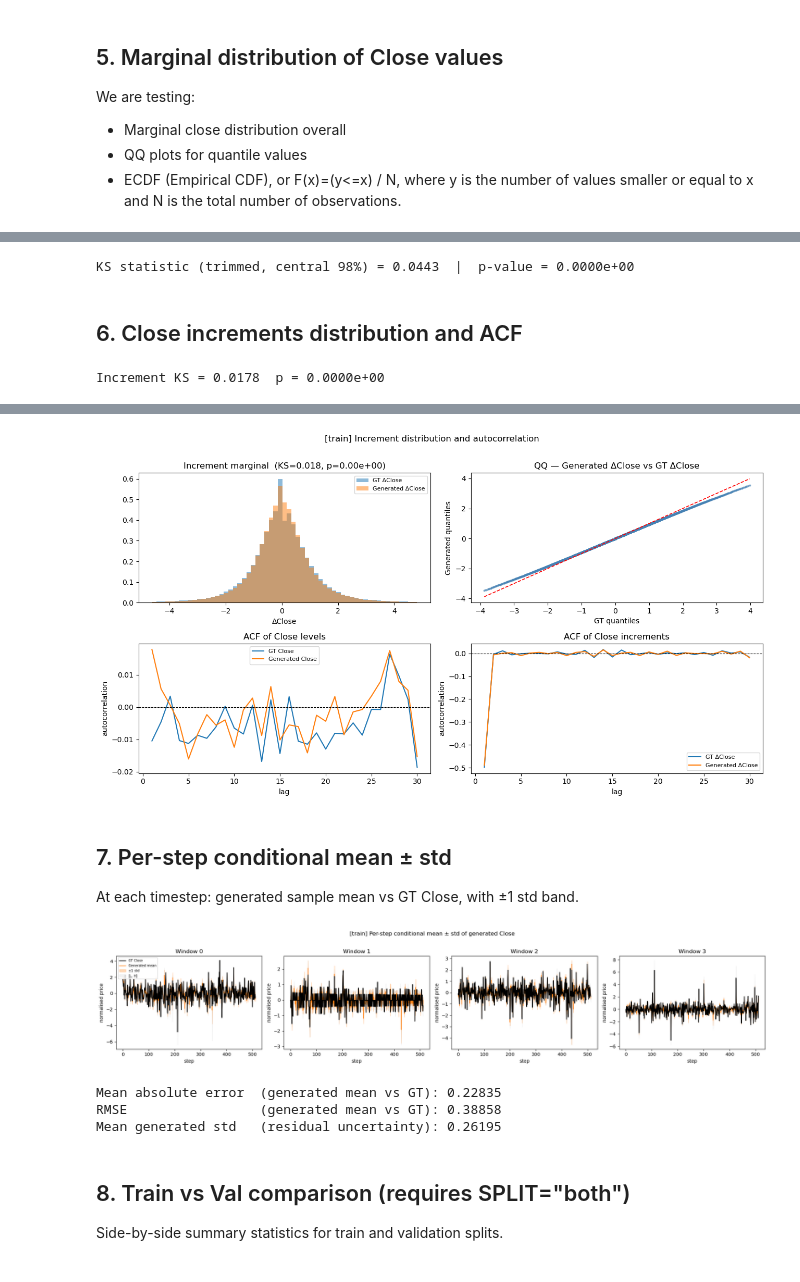
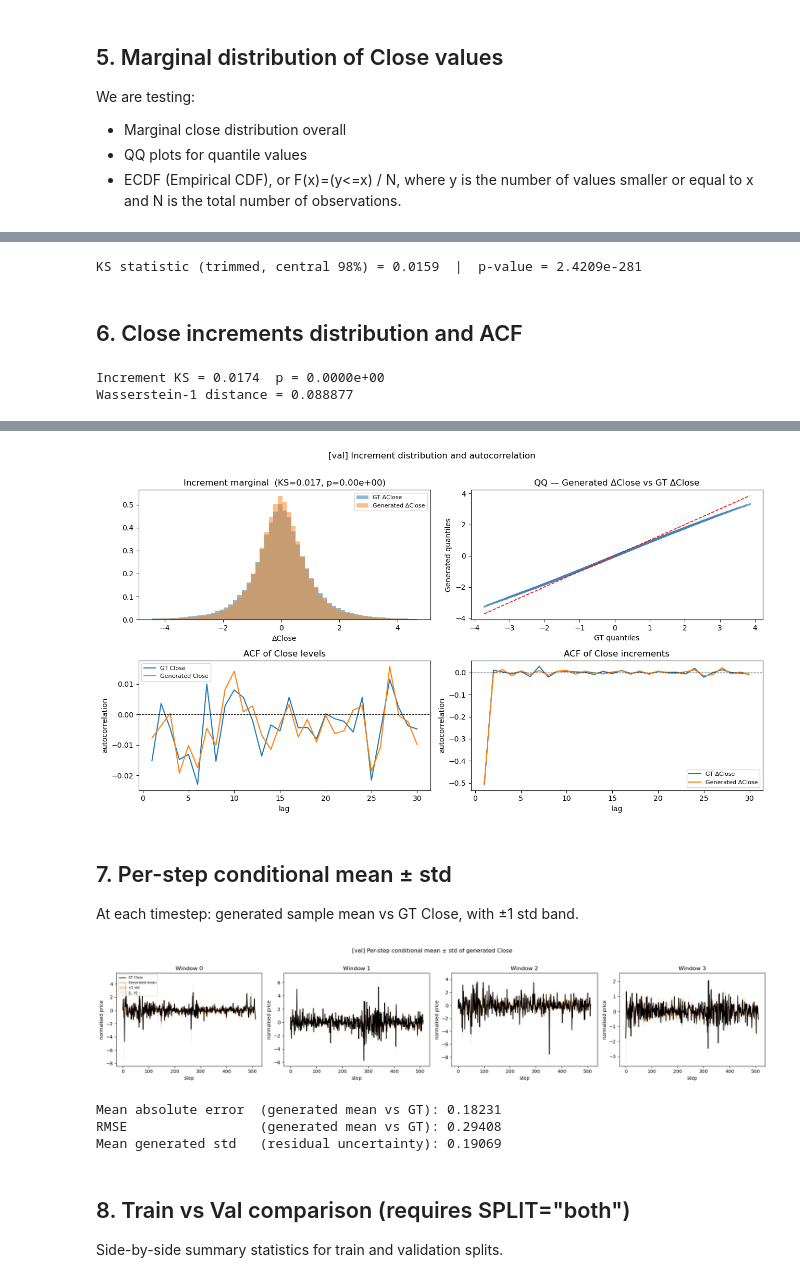
Before and after one commit to GiacomoNegri/Master-Thesis, a Jupyter notebook: notebooks/OHLC_conditional_csv_analysis.ipynb, the cells around one changed output, grey strips where cells are left out. Drawn from its saved outputs; the diff is of its cells as text; code cells hidden in the pictures.

Commit message:
modifications to generate samples to match windows validation creation

```diff
--- a/notebooks/OHLC_conditional_csv_analysis.ipynb
+++ b/notebooks/OHLC_conditional_csv_analysis.ipynb
@@ -20,12 +20,14 @@ CSV schemas
 # %%
 # ── USER INPUTS ───────────────────────────────────────────────────────────────
 CHECKPOINT_STEM = (
-    "edm_Pmean_-1.4_Pstd_1.6_seq_len_512_stride_100_decay_epoch_best_PROVA/csv1000_samples50_seed50_20260515_201458"
+    "EDM_POST2002_Pm--1.4-Ps-1.6_csv512_samples10_steps200_seed50_20260530_092236"
 )  # <-- sub-folder name under GEN_DIR (= checkpoint filename without .pt)
 
-GEN_DIR = "../data/generated/edm"  # base directory where generate_samples.py writes
+GEN_DIR = "../data/generated/final/edm"  # base directory where generate_samples.py writes
 
-SPLIT   = "train"   # "train" | "val" | "both"  — which split(s) to analyse
+SPLIT   = "val"   # "train" | "val" | "both"  — which split(s) to analyse
+
+appendix = "post2002"
 # ─────────────────────────────────────────────────────────────────────────────
 # %%
 # ── USER INPUTS ── unnormalization ────────────────────────────────────────────
@@ -345,7 +352,7 @@ gt_trim  = gt_flat [(gt_flat  >= combined_q01) & (gt_flat  <= combined_q99)]
 ks_trim_stat, ks_trim_p = scipy_stats.ks_2samp(gen_trim, gt_trim)
 print(f"KS statistic (trimmed, central 98%) = {ks_trim_stat:.4f}  |  p-value = {ks_trim_p:.4e}")
 # %% [output]
-KS statistic (trimmed, central 98%) = 0.0443  |  p-value = 0.0000e+00
+KS statistic (trimmed, central 98%) = 0.0159  |  p-value = 2.4209e-281
 # %% [markdown]
 ## 6. Close increments distribution and ACF
 # %%
@@ -354,6 +361,11 @@ gt_inc  = np.diff(all_gt_close,  axis=1).ravel()
 
 ks_inc, ks_p_inc = scipy_stats.ks_2samp(gen_inc, gt_inc)
 print(f"Increment KS = {ks_inc:.4f}  p = {ks_p_inc:.4e}")
+
+w1_dist_inc = scipy_stats.wasserstein_distance(gen_inc, gt_inc)
+print(f"Wasserstein-1 distance = {w1_dist_inc:.6f}")
+
+
 
 df_inc = pd.DataFrame([
     moments(gen_inc, "Generated ΔClose"),
@@ -408,8 +420,10 @@ axes[1, 1].set_xlabel("lag"); axes[1, 1].set_ylabel("autocorrelation"); axes[1,
 plt.suptitle(f"[{ANALYSIS_SPLIT}] Increment distribution and autocorrelation", y=1.01)
 plt.tight_layout()
 display(fig)
+plt.savefig(f"../images/final/edm/marginal_distribution_{appendix}.png", dpi=300, bbox_inches="tight")
 plt.close(fig)
 # %% [output]
-Increment KS = 0.0178  p = 0.0000e+00
+Increment KS = 0.0174  p = 0.0000e+00
+Wasserstein-1 distance = 0.088877
 |  | mean | std | skewness | excess_kurtosis | min | q01 | q05 | q25 | q50 | q75 | ... |
 | label |  |  |  |  |  |  |  |  |  |  | ... |
@@ -418,4 +432,4 @@ Increment KS = 0.0178  p = 0.0000e+00
-[figure, old version]
+[figure, new version]
 # %% [markdown]
 ## 7. Per-step conditional mean ± std
 
@@ -456,10 +470,10 @@ print(f"Mean absolute error  (generated mean vs GT): {mae:.5f}")
 print(f"RMSE                 (generated mean vs GT): {rmse:.5f}")
 print(f"Mean generated std   (residual uncertainty): {gen_std.mean():.5f}")
 # %% [output]
-[figure, old version]
+[figure, new version]
-Mean absolute error  (generated mean vs GT): 0.22835
-RMSE                 (generated mean vs GT): 0.38858
-Mean generated std   (residual uncertainty): 0.26195
+Mean absolute error  (generated mean vs GT): 0.18231
+RMSE                 (generated mean vs GT): 0.29408
+Mean generated std   (residual uncertainty): 0.19069
 # %% [markdown]
 ## 8. Train vs Val comparison (requires SPLIT="both")
 
```
Also changed, not shown: parts of 16 cells of this notebook, 4 other files.
